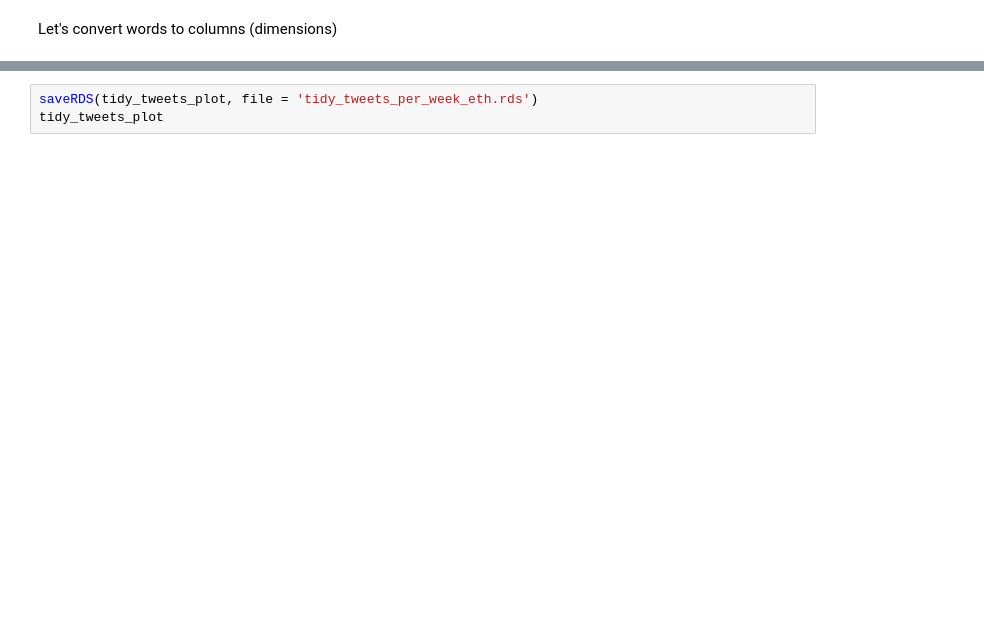
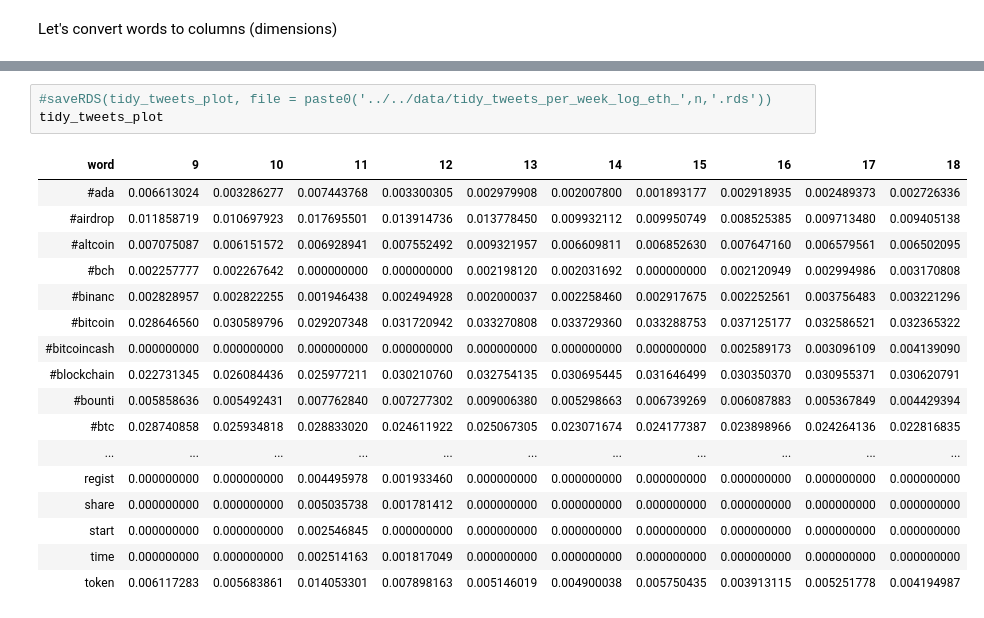
Before and after one commit to rkmalaiya/dynamic_topic_modeling, a Jupyter notebook: code/rlang/tidytext_eth.ipynb, the cells around one changed output, grey strips where cells are left out. Saved outputs shown, nothing was run; the diff lists cells and outputs as text; blank space fills up the shorter version.

```diff
--- a/code/rlang/tidytext_eth.ipynb
+++ b/code/rlang/tidytext_eth.ipynb
@@ -67,5 +155,23 @@ tidy_tweets_plot <- tidy_tweets_freq %>% select(-n,-total) %>% spread(week, freq
 # %%
-saveRDS(tidy_tweets_plot, file = 'tidy_tweets_per_week_eth.rds')
+#saveRDS(tidy_tweets_plot, file = paste0('../../data/tidy_tweets_per_week_log_eth_',n,'.rds'))
 tidy_tweets_plot
+# %% [output]
+| word | 9 | 10 | 11 | 12 | 13 | 14 | 15 | 16 | 17 | 18 |
+| #ada | 0.006613024 | 0.003286277 | 0.007443768 | 0.003300305 | 0.002979908 | 0.002007800 | 0.001893177 | 0.002918935 | 0.002489373 | 0.002726336 |
+| #airdrop | 0.011858719 | 0.010697923 | 0.017695501 | 0.013914736 | 0.013778450 | 0.009932112 | 0.009950749 | 0.008525385 | 0.009713480 | 0.009405138 |
+| #altcoin | 0.007075087 | 0.006151572 | 0.006928941 | 0.007552492 | 0.009321957 | 0.006609811 | 0.006852630 | 0.007647160 | 0.006579561 | 0.006502095 |
+| #bch | 0.002257777 | 0.002267642 | 0.000000000 | 0.000000000 | 0.002198120 | 0.002031692 | 0.000000000 | 0.002120949 | 0.002994986 | 0.003170808 |
+| #binanc | 0.002828957 | 0.002822255 | 0.001946438 | 0.002494928 | 0.002000037 | 0.002258460 | 0.002917675 | 0.002252561 | 0.003756483 | 0.003221296 |
+| #bitcoin | 0.028646560 | 0.030589796 | 0.029207348 | 0.031720942 | 0.033270808 | 0.033729360 | 0.033288753 | 0.037125177 | 0.032586521 | 0.032365322 |
+| #bitcoincash | 0.000000000 | 0.000000000 | 0.000000000 | 0.000000000 | 0.000000000 | 0.000000000 | 0.000000000 | 0.002589173 | 0.003096109 | 0.004139090 |
+| #blockchain | 0.022731345 | 0.026084436 | 0.025977211 | 0.030210760 | 0.032754135 | 0.030695445 | 0.031646499 | 0.030350370 | 0.030955371 | 0.030620791 |
+| #bounti | 0.005858636 | 0.005492431 | 0.007762840 | 0.007277302 | 0.009006380 | 0.005298663 | 0.006739269 | 0.006087883 | 0.005367849 | 0.004429394 |
+| #btc | 0.028740858 | 0.025934818 | 0.028833020 | 0.024611922 | 0.025067305 | 0.023071674 | 0.024177387 | 0.023898966 | 0.024264136 | 0.022816835 |
+| ... | ... | ... | ... | ... | ... | ... | ... | ... | ... | ... |
+| regist | 0.000000000 | 0.000000000 | 0.004495978 | 0.001933460 | 0.000000000 | 0.000000000 | 0.000000000 | 0.000000000 | 0.000000000 | 0.000000000 |
+| share | 0.000000000 | 0.000000000 | 0.005035738 | 0.001781412 | 0.000000000 | 0.000000000 | 0.000000000 | 0.000000000 | 0.000000000 | 0.000000000 |
+| start | 0.000000000 | 0.000000000 | 0.002546845 | 0.000000000 | 0.000000000 | 0.000000000 | 0.000000000 | 0.000000000 | 0.000000000 | 0.000000000 |
+| time | 0.000000000 | 0.000000000 | 0.002514163 | 0.001817049 | 0.000000000 | 0.000000000 | 0.000000000 | 0.000000000 | 0.000000000 | 0.000000000 |
+| token | 0.006117283 | 0.005683861 | 0.014053301 | 0.007898163 | 0.005146019 | 0.004900038 | 0.005750435 | 0.003913115 | 0.005251778 | 0.004194987 |
 # %%
 tidy_tweets_plot %>% top_n(n = 1000) %>% ggplot() + aes('29','30') + geom_jitter() + geom_text(aes(label = word), check_overlap = TRUE, vjust = 0)
```
Also changed, not shown: parts of 14 cells of this notebook, 2 other files.
